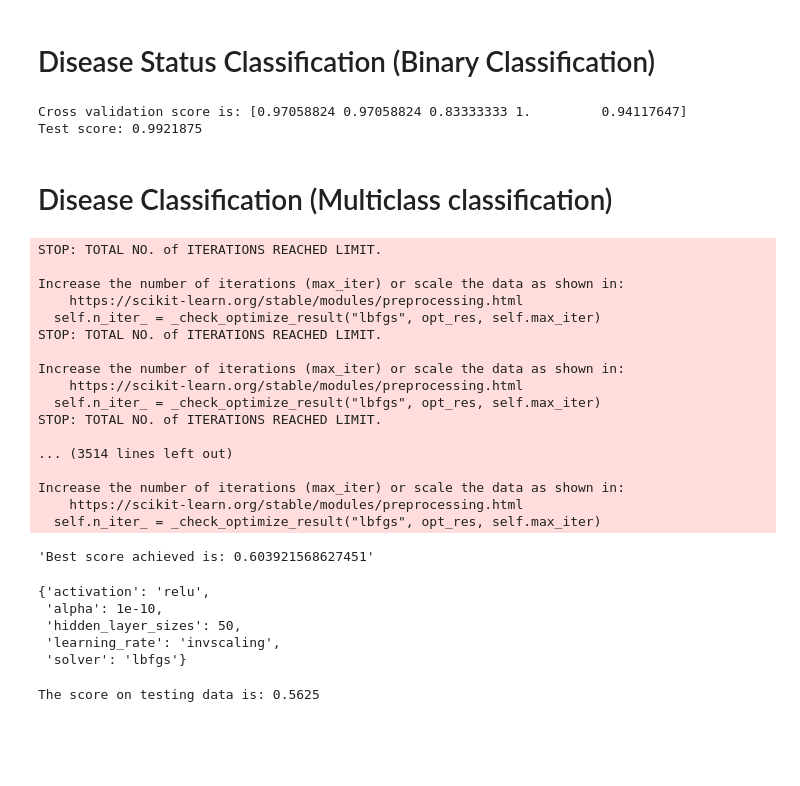
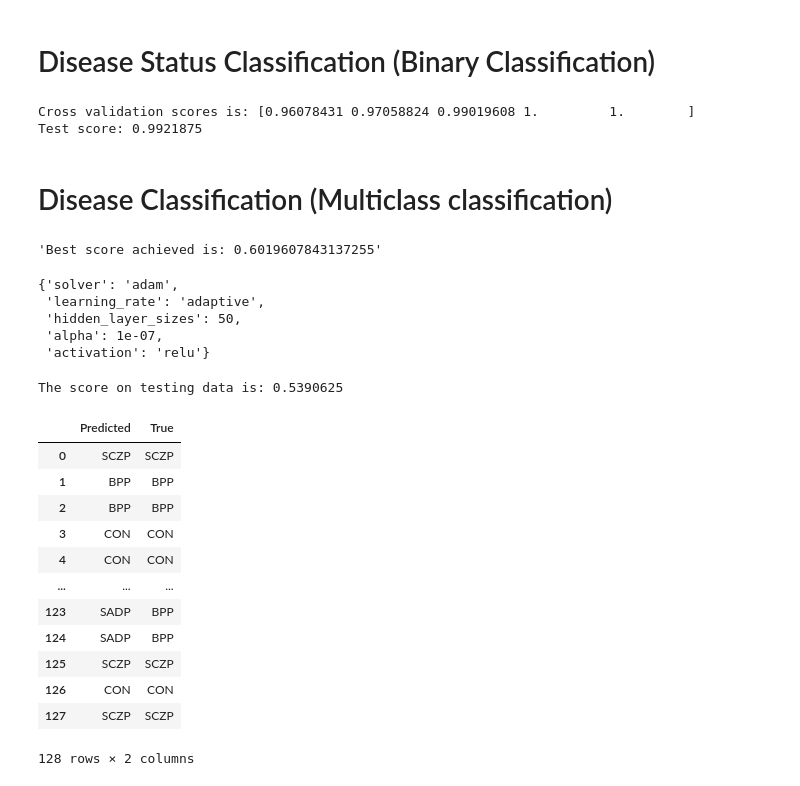
Before and after one commit to jacomof/classifying_psychiatric_disorders, a Jupyter notebook: src/MLP_disease_status.ipynb, the cells around one changed output. Saved outputs shown, nothing was run; the diff lists cells and outputs as text; code cells hidden in the pictures; blank space fills up the shorter version.

```diff
--- a/src/MLP_disease_status.ipynb
+++ b/src/MLP_disease_status.ipynb
@@ -11,7 +11,7 @@ import IPython.display as disp
 # %%
 # Loading data
 
-data = pd.read_csv('../../BSNIP_data/BSNIP_data/neural/neural_parcellated_gbc.csv')
+data = pd.read_csv('../../data/BSNIP_data/BSNIP_data/neural/neural_parcellated_gbc.csv')
 
 
 disp.display(data.head())
@@ -41,7 +41,7 @@ sns.countplot(data, x='disease_status')
 # %% [markdown]
 # Disease Status Classification (Binary Classification)
 # %%
-X = data.drop(['Group', 'disease_status'], axis=1)
+X = data.drop(['Group', 'disease_status', 'Unnamed: 0'], axis=1)
 y = data['disease_status']
 
 X_train, X_test, y_train, y_test = train_test_split(X, y, test_size=0.2, random_state=42)
@@ -53,67 +53,61 @@ print(f"Cross validation scores is: {cross_val_score(model, X_train, y_train, cv
 model.fit(X_train, y_train)
 print(f"Test score: {model.score(X_test, y_test)}")
 # %% [output]
-Cross validation score is: [0.97058824 0.97058824 0.83333333 1.         0.94117647]
+Cross validation scores is: [0.96078431 0.97058824 0.99019608 1.         1.        ]
 Test score: 0.9921875
 # %% [markdown]
 # Disease Classification (Multiclass classification)
 # %%
 # Hyperparameter tuning
 
-X = data.drop(['Group', 'disease_status'], axis=1)
+X = data.drop(['Group', 'disease_status', 'Unnamed: 0'], axis=1)
 y = data['Group']
 
 X_train, X_test, y_train, y_test = train_test_split(X, y, test_size=0.2, random_state=42)
 
-model = MLPClassifier(tol=0.000001, max_iter=500)
+model = MLPClassifier(tol=0.0001, max_iter=1000)
 
 params ={
     'solver': ['lbfgs','adam', 'sgd'],
     'alpha': [10**x for x in range(-1, -13, -3)],
-    'learning_rate': ['adaptative', 'invscaling', 'adaptive'],
+    'learning_rate': ['adaptive', 'invscaling', 'adaptive'],
     'hidden_layer_sizes': [(50), (100), (100, 50), (100, 100), (50, 100, 50), (100, 50, 100), (100, 100, 100)],
     'activation': ['relu', 'logistic', 'tanh']
 }
 
-search = GridSearchCV(model, params).fit(X_train, y_train)
+search = RandomizedSearchCV(model, params, n_iter=150, n_jobs=4).fit(X_train, y_train)
 
 
 disp.display(f"Best score achieved is: {search.best_score_}")
 disp.display(search.best_params_)
 # %% [output]
-STOP: TOTAL NO. of ITERATIONS REACHED LIMIT.
-
-Increase the number of iterations (max_iter) or scale the data as shown in:
-    https://scikit-learn.org/stable/modules/preprocessing.html
-  self.n_iter_ = _check_optimize_result("lbfgs", opt_res, self.max_iter)
-STOP: TOTAL NO. of ITERATIONS REACHED LIMIT.
-
-Increase the number of iterations (max_iter) or scale the data as shown in:
-    https://scikit-learn.org/stable/modules/preprocessing.html
-  self.n_iter_ = _check_optimize_result("lbfgs", opt_res, self.max_iter)
-STOP: TOTAL NO. of ITERATIONS REACHED LIMIT.
-
-... (3514 lines left out)
-
-Increase the number of iterations (max_iter) or scale the data as shown in:
-    https://scikit-learn.org/stable/modules/preprocessing.html
-  self.n_iter_ = _check_optimize_result("lbfgs", opt_res, self.max_iter)
+'Best score achieved is: 0.6019607843137255'
-'Best score achieved is: 0.603921568627451'
+{'solver': 'adam',
+ 'learning_rate': 'adaptive',
+ 'hidden_layer_sizes': 50,
+ 'alpha': 1e-07,
+ 'activation': 'relu'}
-{'activation': 'relu',
- 'alpha': 1e-10,
- 'hidden_layer_sizes': 50,
- 'learning_rate': 'invscaling',
- 'solver': 'lbfgs'}
 # %%
 # Evaluating the best hyperparameters on test data
 
-X = data.drop(['Group', 'disease_status'], axis=1)
-y = data['Group']
-
-X_train, X_test, y_train, y_test = train_test_split(X, y, test_size=0.2, random_state=42)
-
-model = MLPClassifier(tol=0.000001, max_iter=1000, activation='relu', alpha=10**(-10),  solver='lbfgs', learning_rate='invscaling', hidden_layer_sizes=(50))
-model.fit(X_train, y_train)
-print(f"The score on testing data is: {model.score(X_test, y_test)}")
+print(f"The score on testing data is: {search.score(X_test, y_test)}")
 # %% [output]
-The score on testing data is: 0.5625
+The score on testing data is: 0.5390625
+# %%
+data_preds = pd.DataFrame(search.predict(X_test), columns=['Predicted'])
+data_preds['True'] = y_test.values
+data_preds
+# %% [output]
+|  | Predicted | True |
+| 0 | SCZP | SCZP |
+| 1 | BPP | BPP |
+| 2 | BPP | BPP |
+| 3 | CON | CON |
+| 4 | CON | CON |
+| ... | ... | ... |
+| 123 | SADP | BPP |
+| 124 | SADP | BPP |
+| 125 | SCZP | SCZP |
+| 126 | CON | CON |
+| 127 | SCZP | SCZP |
+128 rows × 2 columns
```
Also changed, not shown: parts of 1 cell of this notebook, 1 other file.
